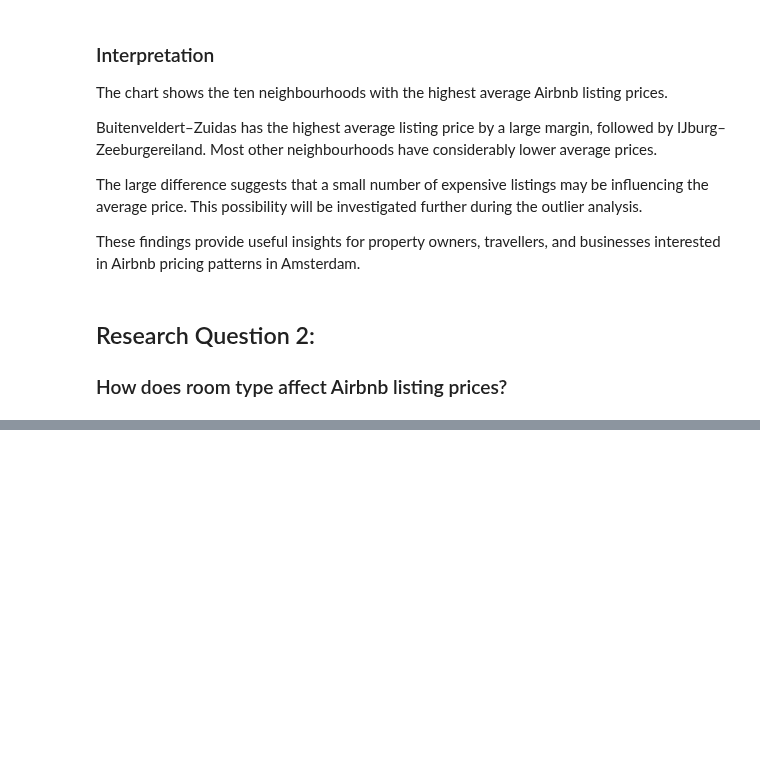
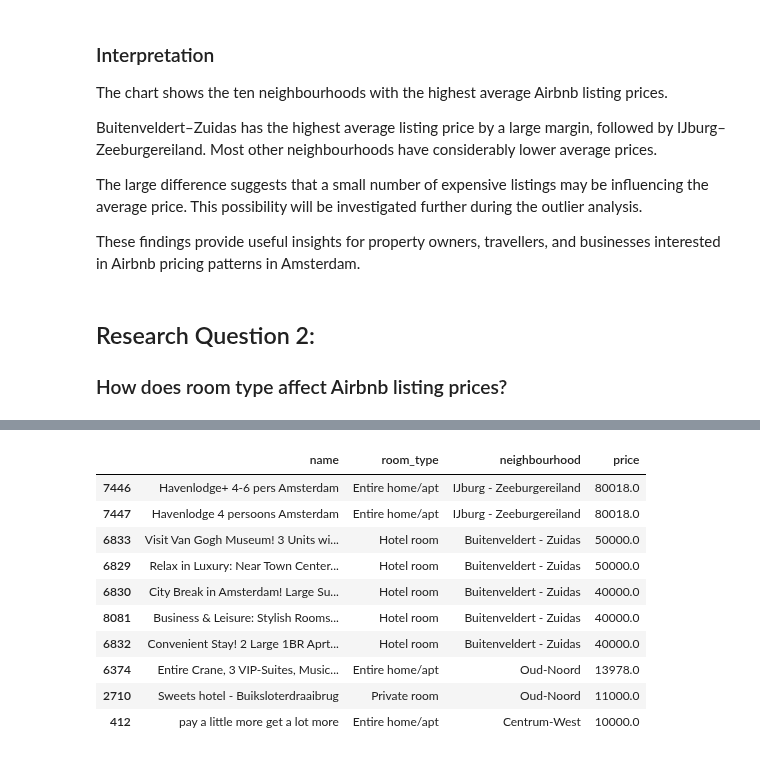
Before and after one commit to MathCodeLab1/portfolio_projects, a Jupyter notebook: Vacation_Rental_Analytics/notebooks/airbnb_exploration.ipynb, the cells around one changed output, grey strips where cells are left out. Saved outputs shown, nothing was run; the diff lists cells and outputs as text; code cells hidden in the pictures; blank space fills up the shorter version.

```diff
--- a/Vacation_Rental_Analytics/notebooks/airbnb_exploration.ipynb
+++ b/Vacation_Rental_Analytics/notebooks/airbnb_exploration.ipynb
@@ -207,0 +313,17 @@ These findings provide useful insights for property owners, travellers, and busi
+# %%
+df_clean.sort_values(
+    by="price",
+    ascending=False
+)[["name", "room_type", "neighbourhood", "price"]].head(10)
+# %% [output]
+|  | name | room_type | neighbourhood | price |
+| 7446 | Havenlodge+ 4-6 pers Amsterdam | Entire home/apt | IJburg - Zeeburgereiland | 80018.0 |
+| 7447 | Havenlodge 4 persoons Amsterdam | Entire home/apt | IJburg - Zeeburgereiland | 80018.0 |
+| 6833 | Visit Van Gogh Museum! 3 Units wi... | Hotel room | Buitenveldert - Zuidas | 50000.0 |
+| 6829 | Relax in Luxury: Near Town Center... | Hotel room | Buitenveldert - Zuidas | 50000.0 |
+| 6830 | City Break in Amsterdam! Large Su... | Hotel room | Buitenveldert - Zuidas | 40000.0 |
+| 8081 | Business & Leisure: Stylish Rooms... | Hotel room | Buitenveldert - Zuidas | 40000.0 |
+| 6832 | Convenient Stay! 2 Large 1BR Aprt... | Hotel room | Buitenveldert - Zuidas | 40000.0 |
+| 6374 | Entire Crane, 3 VIP-Suites, Music... | Entire home/apt | Oud-Noord | 13978.0 |
+| 2710 | Sweets hotel - Buiksloterdraaibrug | Private room | Oud-Noord | 11000.0 |
+| 412 | pay a little more get a lot more | Entire home/apt | Centrum-West | 10000.0 |
```
Also changed, not shown: parts of 13 cells of this notebook, 3 other files.
